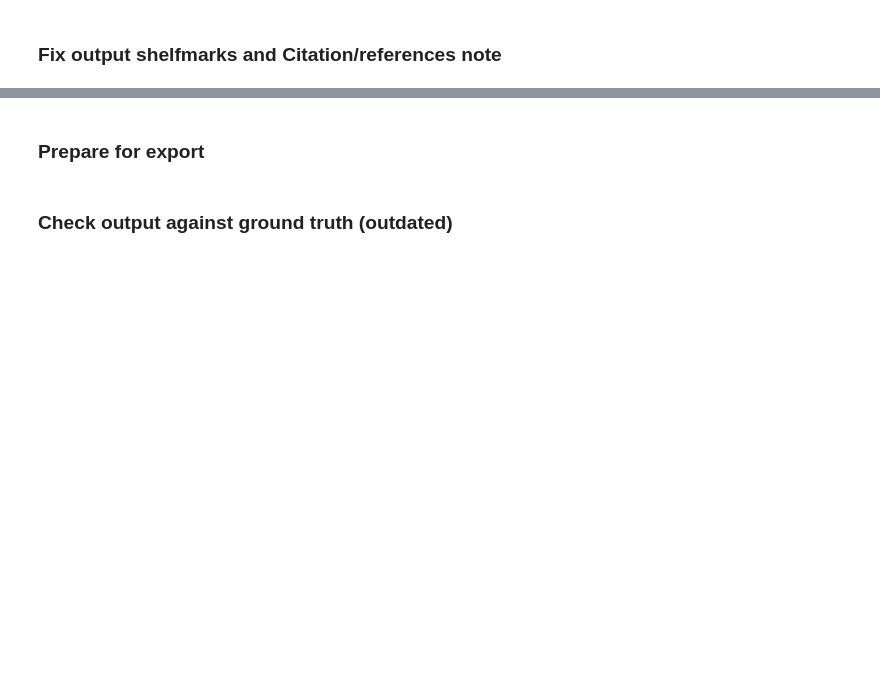
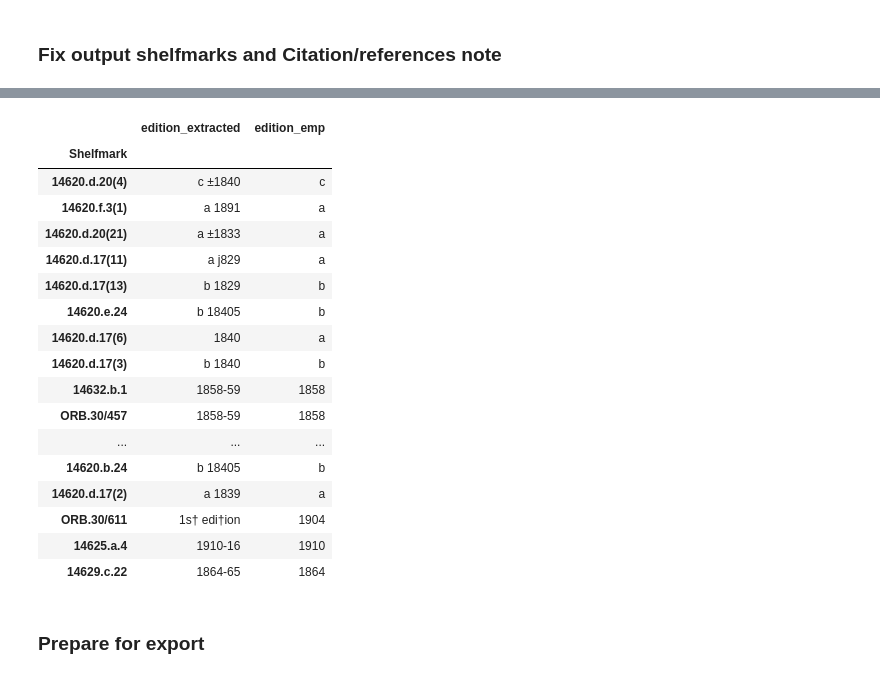
Before and after one commit to harrylloyd-bl/early-malay-printed-books, a Jupyter notebook: notebooks/04-HL-select_editions.ipynb, the cells around one changed output, grey strips where cells are left out. Drawn from its saved outputs; the diff is of its cells as text; code cells hidden in the pictures; blank space fills up the shorter version.

Commit message:
extract and post-proc non Boll AAC
verify against provided list of non Boll AAC shelfmarks/titles

```diff
--- a/notebooks/04-HL-select_editions.ipynb
+++ b/notebooks/04-HL-select_editions.ipynb
@@ -296,10 +372,3 @@ full_aac_raw_output_df.loc[("Salawat al-Quran", "1905"), "Shelfmark"] = "14519.b
 # %% [markdown]
 ### Fix output shelfmarks and Citation/references note
-# %%
-full_aac_raw_output_df.loc['14653.d.4(1,2)'] = full_aac_raw_output_df.loc['14628.c.1(4)']
-full_aac_raw_output_df.loc['14625.a.15', ["edition", "Date 1"]] = "1916"
-full_aac_raw_output_df.loc['14653.b.41'] = full_aac_raw_output_df.loc['14625.a.15']
-full_aac_raw_output_df.loc["14620.d.20(4)", ["edition", "Date 1"]] = "1840"
-# %%
-full_aac_raw_output_df.rename(index={"19125-17": "1915-17"}, level=1, inplace=True)
 # %%
@@ -329,0 +412,2 @@ missing = idx_match_df.index.difference(captured.index)
+# %%
+full_aac_sm_output_df = full_aac_raw_output_df.dropna(subset="Shelfmark").reset_index().set_index(["Shelfmark"])
@@ -385,5 +460,51 @@ full_aac_editions_df.loc["14626.c.14(4)", :"Citation/references note"]
+# %%
+full_aac_editions_df = full_aac_sm_output_df.join(non_boll_aac_df.rename_axis(index="Shelfmark"), lsuffix="_extracted", rsuffix="_emp", how="inner")
+full_aac_editions_df = full_aac_editions_df.set_index(["edition_extracted", "edition_emp"], append=True)
+full_aac_editions_df.drop(index=[
+    ("14653.b.4", "1903.a", "1903.b"),
+    ("14653.b.4", "1903.b", "1903.a"),
+    ("14629.c.48(2)", "1903.b", "1904"),
+    ("14629.c.48(2)", "1904", "1903.b")
+], inplace=True)
+full_aac_editions_df = full_aac_editions_df.reset_index(level=[1,2])
+
+assert full_aac_editions_df.index.value_counts().sort_index().equals(non_boll_aac_df.index.value_counts().sort_index())
+assert full_aac_editions_df.value_counts(subset=["Citation/references note", "Shelfmark"]).max() == 1
+assert full_aac_editions_df.index.sort_values().equals(non_boll_aac_df.index.sort_values())
+
+full_aac_editions_df.loc[full_aac_editions_df["Date 1"].isna(), "Date 1"] = full_aac_editions_df.loc[full_aac_editions_df["Date 1"].isna(), "year"]
+full_aac_editions_df["Date 1"] = full_aac_editions_df["Date 1"].astype(int)
+full_aac_editions_df["Date 2"] = full_aac_editions_df["Date 2"].astype(pd.Int64Dtype())
+
+def gen_method_of_acquisition(date):
+    if date <= 1886:
+        method = "purchased"
+    elif date >= 1887:
+        method = "legal deposit"
+    return method
+
+full_aac_editions_df.loc[full_aac_editions_df["Method of acquisition"].isna(), "Method of acquisition"] = full_aac_editions_df[full_aac_editions_df["Method of acquisition"].isna()]["Date 1"].apply(lambda x: gen_method_of_acquisition(x))
 # %%
-full_aac_editions_df.loc[full_aac_editions_df["edition_extracted"] != full_aac_editions_df["edition_emp"].str.lower(), :].dropna(how="all", axis=1)
+full_aac_editions_df.loc[full_aac_editions_df["edition_extracted"] != full_aac_editions_df["edition_emp"].str.lower(), :].iloc[::][["edition_extracted", "edition_emp"]]
+# %% [output]
+|  | edition_extracted | edition_emp |
+| Shelfmark |  |  |
+| 14620.d.20(4) | c ±1840 | c |
+| 14620.f.3(1) | a 1891 | a |
+| 14620.d.20(21) | a ±1833 | a |
+| 14620.d.17(11) | a j829 | a |
+| 14620.d.17(13) | b 1829 | b |
+| 14620.e.24 | b 18405 | b |
+| 14620.d.17(6) | 1840 | a |
+| 14620.d.17(3) | b 1840 | b |
+| 14632.b.1 | 1858-59 | 1858 |
+| ORB.30/457 | 1858-59 | 1858 |
+| ... | ... | ... |
+| 14620.b.24 | b 18405 | b |
+| 14620.d.17(2) | a 1839 | a |
+| ORB.30/611 | 1s† edi†ion | 1904 |
+| 14625.a.4 | 1910-16 | 1910 |
+| 14629.c.22 | 1864-65 | 1864 |
 # %% [markdown]
 ### Prepare for export
 # %%
@@ -395,2 +513,0 @@ export_df.to_excel(f"../data/processed/batch_{BATCH}/EMP_Bollinger_MARC_records.
-# %% [markdown]
-### Check output against ground truth (outdated)
```
Also changed, not shown: parts of 48 cells of this notebook, 1 other file.
